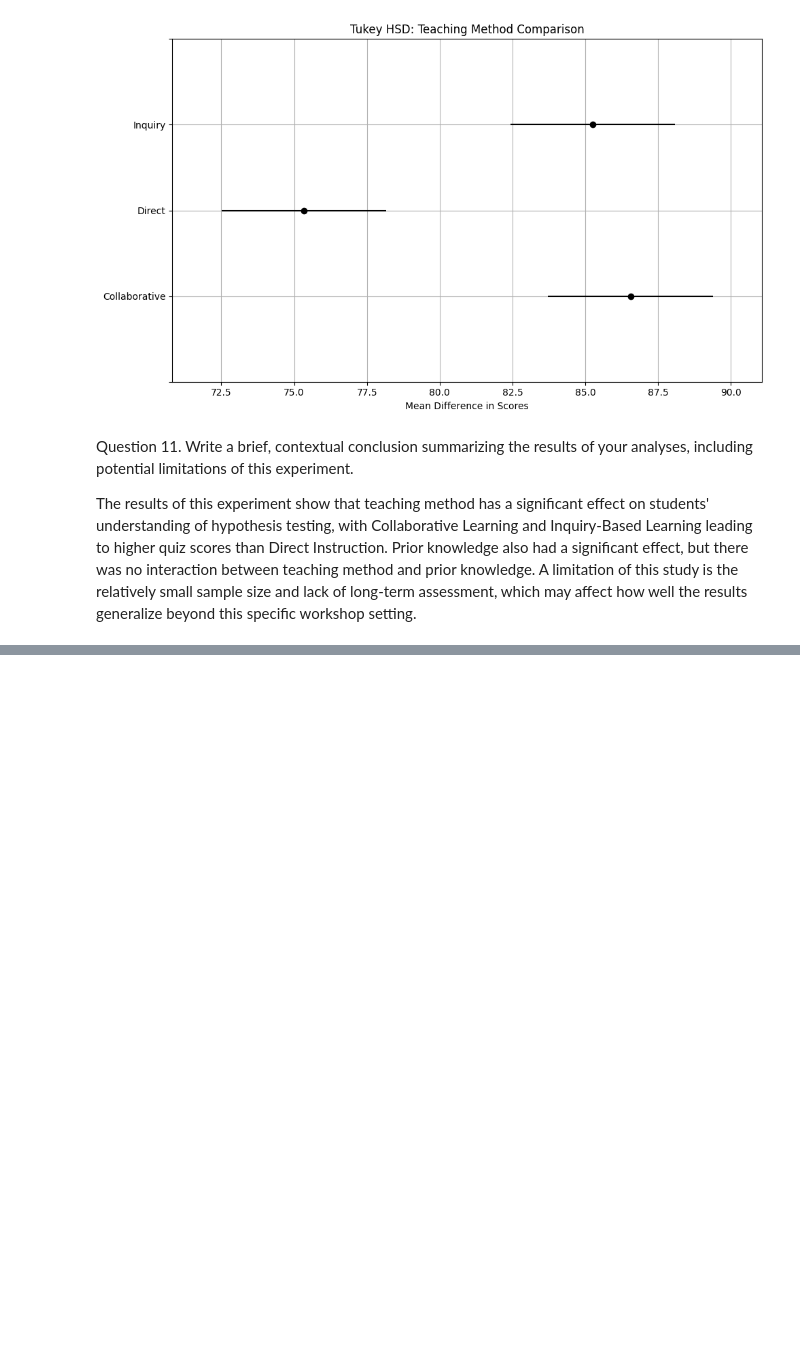
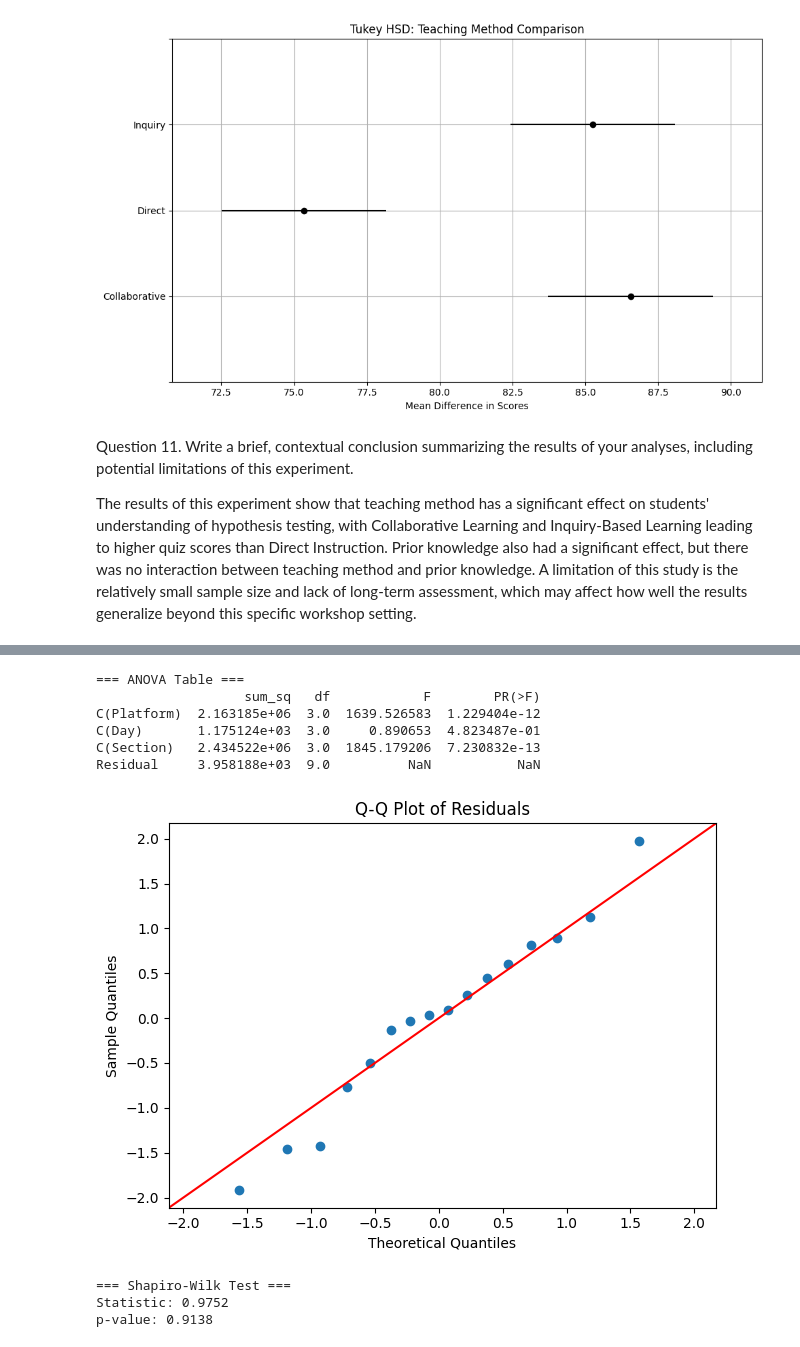
Before and after one commit to christinatalerico13/STAT-7220-Applied-Experimental-Design, a Jupyter notebook: Assignments/HW2/HW-2.ipynb, the cells around one changed output, grey strips where cells are left out. Drawn from its saved outputs; the diff is of its cells as text; code cells hidden in the pictures; blank space fills up the shorter version.

```diff
--- a/Assignments/HW2/HW-2.ipynb
+++ b/Assignments/HW2/HW-2.ipynb
@@ -310,0 +365,30 @@ The results of this experiment show that teaching method has a significant effec
+# %%
+# Build ANOVA model: Engagement ~ C(Platform) + C(Day) + C(Section)
+model = ols('Engagement ~ C(Platform) + C(Day) + C(Section)', data=df).fit()
+anova_table = sm.stats.anova_lm(model, typ=2)
+print("\n=== ANOVA Table ===")
+print(anova_table)
+
+# Normality check: Q-Q plot
+residuals = model.resid
+sm.qqplot(residuals, line='45', fit=True)
+plt.title("Q-Q Plot of Residuals")
+plt.tight_layout()
+plt.show()
+
+# Shapiro-Wilk test
+shapiro_test = shapiro(residuals)
+print("\n=== Shapiro-Wilk Test ===")
+print(f"Statistic: {shapiro_test.statistic:.4f}")
+print(f"p-value: {shapiro_test.pvalue:.4f}")
+# %% [output]
+=== ANOVA Table ===
+                   sum_sq   df            F        PR(>F)
+C(Platform)  2.163185e+06  3.0  1639.526583  1.229404e-12
+C(Day)       1.175124e+03  3.0     0.890653  4.823487e-01
+C(Section)   2.434522e+06  3.0  1845.179206  7.230832e-13
+Residual     3.958188e+03  9.0          NaN           NaN
+[figure, added]
+=== Shapiro-Wilk Test ===
+Statistic: 0.9752
+p-value: 0.9138
```
Also changed, not shown: parts of 3 cells of this notebook.
